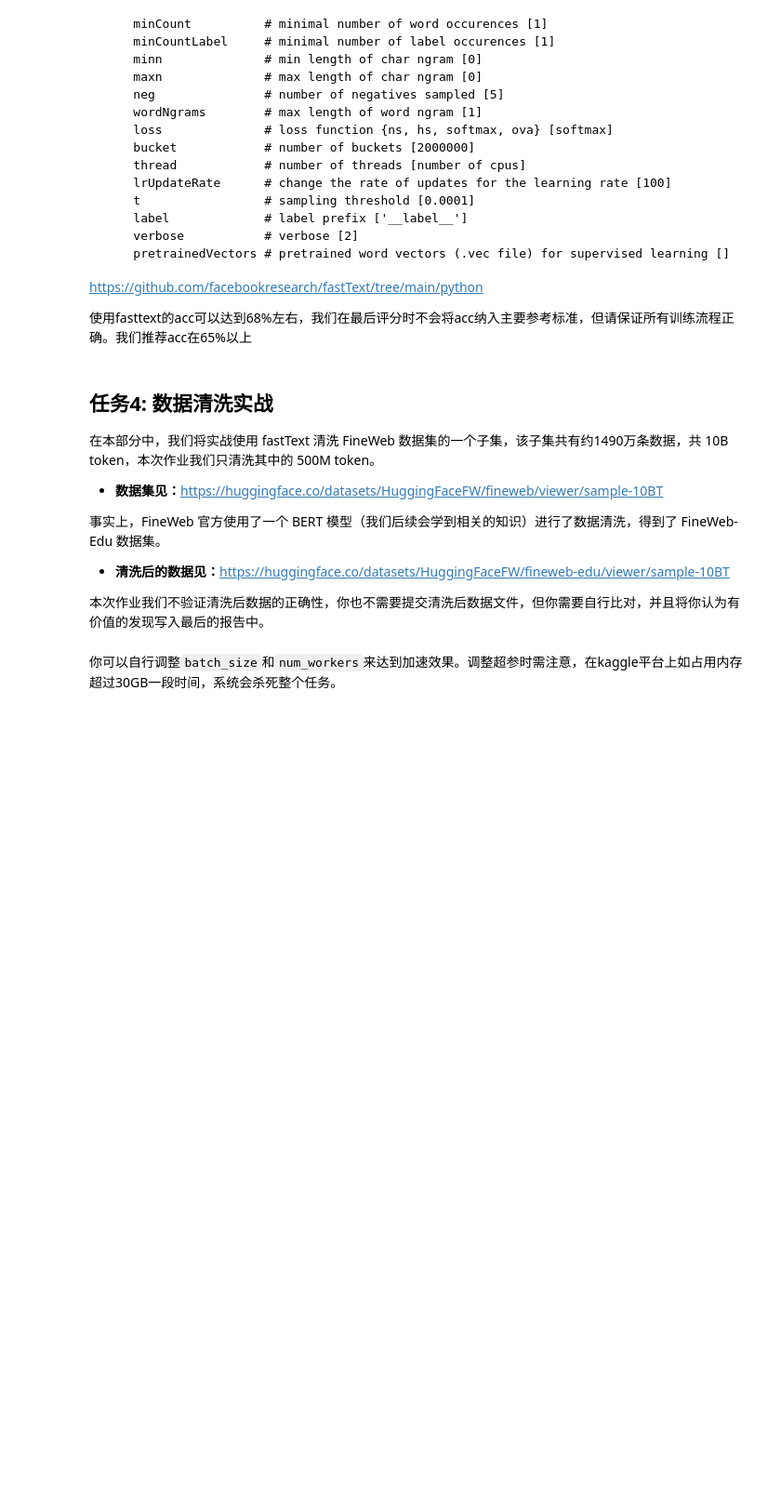
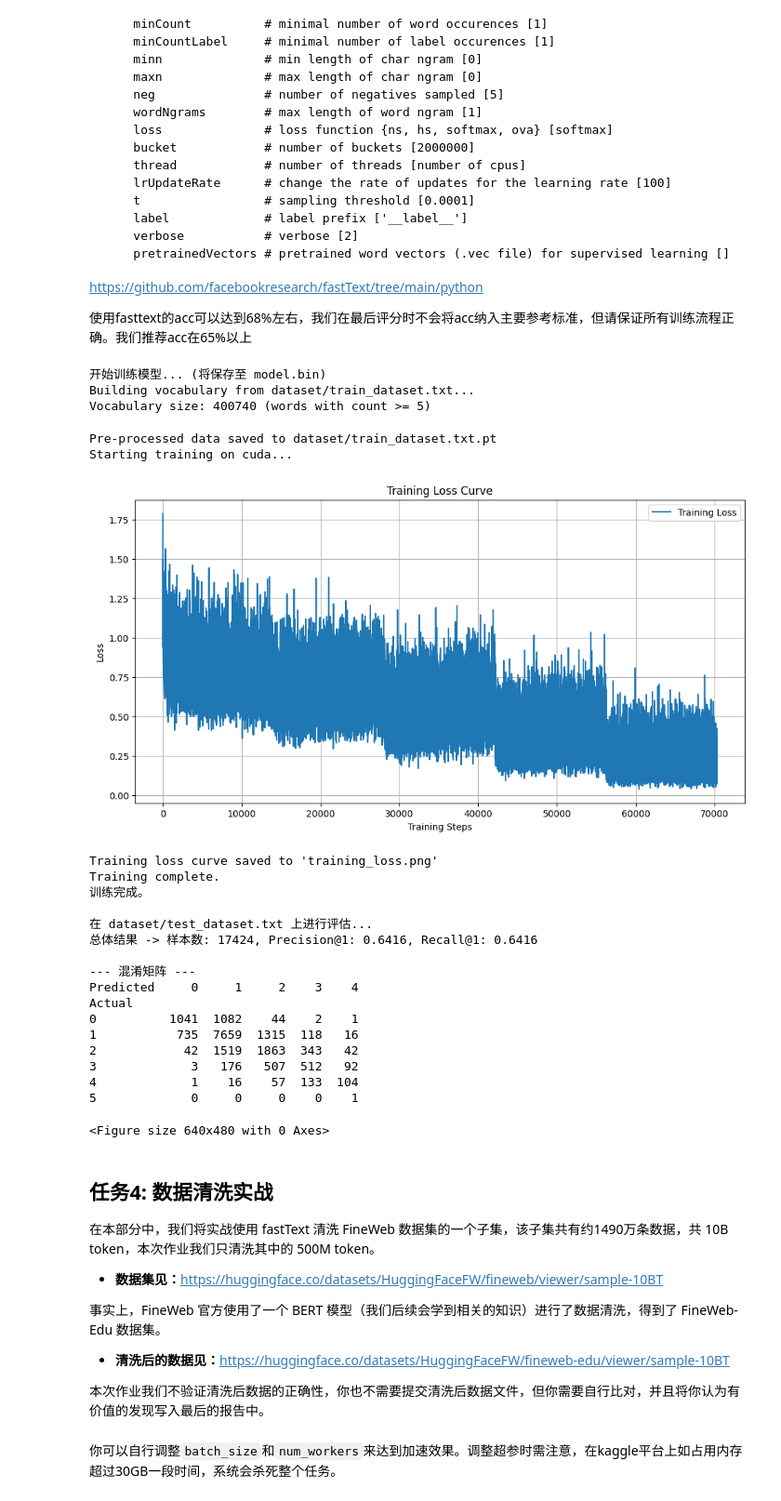
Before and after one commit to inwt2333/26Spring_Homework, a Jupyter notebook: NLP/HW3/HW3.ipynb, the cells around one changed output. Shown at 93% size. Cells and saved outputs as stored; diff of their text form; code cells hidden in the pictures; blank space fills up the shorter version.

```diff
--- a/NLP/HW3/HW3.ipynb
+++ b/NLP/HW3/HW3.ipynb
@@ -210,7 +223,10 @@ class _FastTextModel(nn.Module):
         """
         ## TODO(1分): 实现FASTTEXT的forward函数
         ## torch.embeddings的使用方法见 https://docs.pytorch.ac.cn/docs/stable/generated/torch.nn.EmbeddingBag.html
-        pass
+        embedded = self.embeddings(indices, offsets)
+        hidden = torch.relu(self.A(embedded))
+        output = self.B(hidden)
+        return output
         ## END TODO
 # %%
 ## 基于torch的数据集处理
@@ -349,6 +365,12 @@ class _ModelWrapper:
         # 字符n-gram索引 (通过哈希)
         # N-grams被哈希到从 vocab_size 开始的桶中
         ## TODO(2分): 构造哈希桶
+        bucket = self.config['bucket']
+        for token in tokens:
+            ngrams = self._generate_ngrams(token)
+            for ngram in ngrams:
+                ngram_hash = (hash(ngram) % bucket) + vocab_size
+                indices.append(ngram_hash)
         return indices
         ## END TODO
 
@@ -441,7 +463,10 @@ class _ModelWrapper:
         with torch.no_grad():
             for indices, offsets, targets in test_dataloader:
                 ## TODO(1分): 编写测试函数
-                pass
+                score = self.model(indices.to(self.device), offsets.to(self.device))
+                preds = torch.argmax(score, dim=1)
+                all_true.extend(targets.cpu().numpy())
+                all_preds.extend(preds.cpu().numpy())
                 ## END TODO
 
         n_examples = len(all_true)
@@ -472,7 +497,8 @@ class _ModelWrapper:
 
         with torch.no_grad():
             ## TODO(1分) 编写predict函数
-            topk_probs, topk_indices = None, None
+            score = self.model(indices_tensor, offsets)
+            topk_probs, topk_indices = torch.topk(torch.softmax(score, dim=1), k=k)
             ## END TODO
         labels = [[self.ix_to_label[idx.item()] for idx in row] for row in topk_indices]
         return labels, topk_probs.cpu().numpy()
@@ -582,7 +608,7 @@ class fasttext:
         )
         loss_history = []
         # TODO(0分) 定义损失函数和优化器
-        loss_function = None
+        loss_function = nn.CrossEntropyLoss()
         ## END TODO
         optimizer = optim.AdamW(model_wrapper.model.parameters(), lr=lr)
         total_steps = epoch * len(train_dataloader)
@@ -596,7 +622,9 @@ class fasttext:
             for indices, offsets, targets in progress_bar:
                 indices, offsets, targets = indices.to(device), offsets.to(device), targets.to(device)
                 ## TODO(2分): 编写训练代码
-                loss_val = None
+                loss_val = loss_function(model_wrapper.model(indices, offsets), targets)
+                optimizer.zero_grad()
+                loss_val.backward()
                 ## END TODO
                 optimizer.step()
                 scheduler.step()
@@ -666,7 +694,12 @@ class FastTextClassifier:
         self.model = fasttext.train_supervised(
             input=self.config['train_file'],
             ## TODO(0分) 请自行设定超参, 详见fasttext官方文档, 详细超参见下一个block
-
+            lr = 0.005,
+            dim=64,               # size of word vectors [100]
+            epoch=5,               # number of epochs [5]
+            minCount=5,            # minimal number of word occurences [1]
+            wordNgrams=3,          # max length of word ngram [1]
+            thread = 0,              # number of threads [0]
             ## END TODO
         )
         self.model.save_model(self.config['model_path'])
@@ -698,7 +731,7 @@ class FastTextClassifier:
         # 混淆矩阵
         ## TODO(1分) 构造混淆矩阵
         ## 建议使用函数: pd.crosstab
-        confusion_matrix = None
+        confusion_matrix = pd.crosstab(pd.Series(true_labels, name='Actual'), pd.Series(predicted_labels, name='Predicted'))
         ## END TODO
         print("\n--- 混淆矩阵 ---")
         print(confusion_matrix)
@@ -742,23 +775,47 @@ https://github.com/facebookresearch/fastText/tree/main/python
 # %%
 model_config = {
     "model_path": "model.bin",
     "train_file": "dataset/train_dataset.txt",
     "test_file": "dataset/test_dataset.txt",
 
     "model_params": {
         ## TODO(0分) 请自行设定超参, 详见fasttext官方文档
-        "epoch": 1,
-        "lr": 1,
-        "dim": 10,
+        "epoch": 5,
+        "lr": 0.005,
+        "dim": 64,
         "batch_size" : 32,
         "wordNgrams": 3
         ## END TODO
 },
 }
 
 classifier = FastTextClassifier(model_config)
 classifier.train()
 classifier.evaluate()
+# %% [output]
+开始训练模型... (将保存至 model.bin)
+Building vocabulary from dataset/train_dataset.txt...
+Vocabulary size: 400740 (words with count >= 5)
+Pre-processed data saved to dataset/train_dataset.txt.pt
+Starting training on cuda...
+[figure, added]
+Training loss curve saved to 'training_loss.png'
+Training complete.
+训练完成。
+
+在 dataset/test_dataset.txt 上进行评估...
+总体结果 -> 样本数: 17424, Precision@1: 0.6416, Recall@1: 0.6416
+
+--- 混淆矩阵 ---
+Predicted     0     1     2    3    4
+Actual
+0          1041  1082    44    2    1
+1           735  7659  1315  118   16
+2            42  1519  1863  343   42
+3             3   176   507  512   92
+4             1    16    57  133  104
+5             0     0     0    0    1
+<Figure size 640x480 with 0 Axes>
 # %% [markdown]
 ## 任务4: 数据清洗实战
 
```
Also changed, not shown: parts of 6 cells of this notebook, 5 other files.
